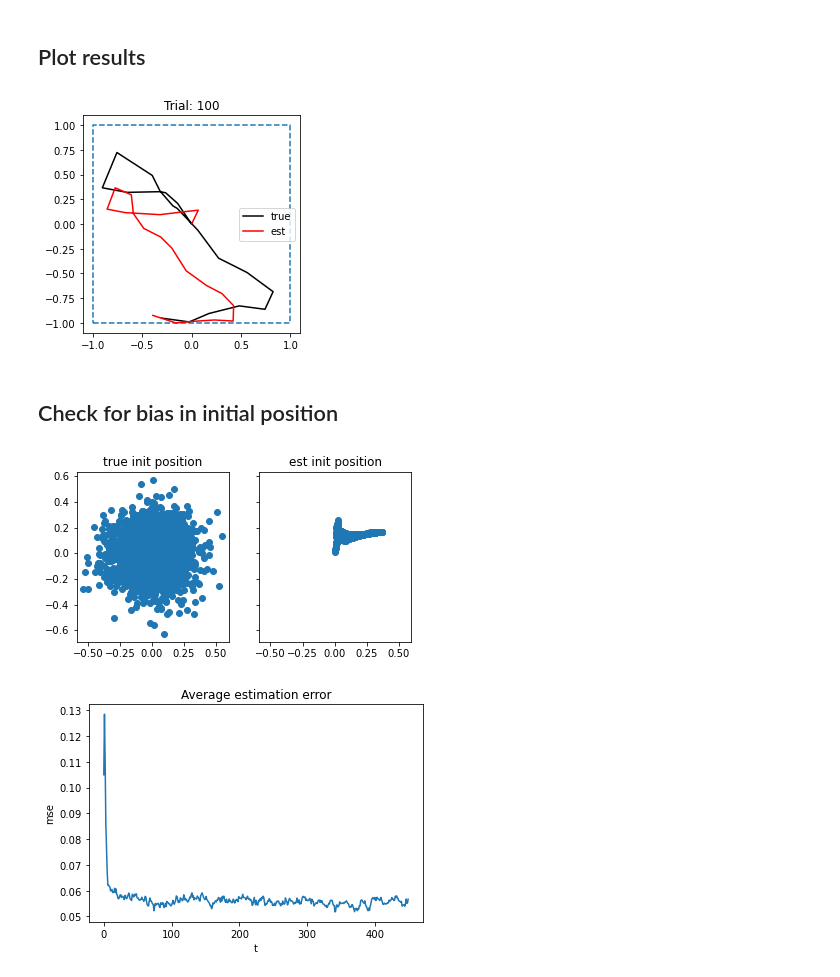
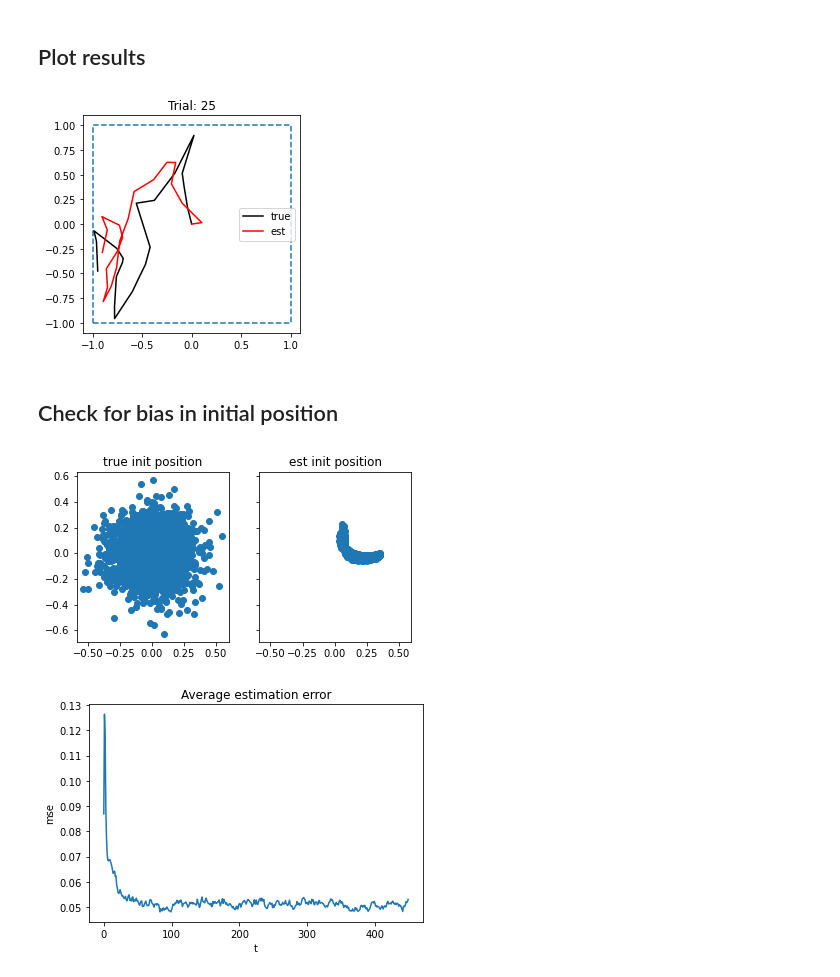
Before and after one commit to conormcgrory/rnn_spatial, a Jupyter notebook: examine_rnn_model.ipynb, the cells around one changed output. Drawn from its saved outputs; the diff is of its cells as text; code cells hidden in the pictures.

```diff
--- a/examine_rnn_model.ipynb
+++ b/examine_rnn_model.ipynb
@@ -10,7 +10,7 @@ import motion, path_rnn
 TEST_DATA_DIR = 'data/sim_2022_04_19_polar'
 
 # Path where model is saved
-MODEL_FPATH = 'models/test_2022_04_19_03.pt'
+MODEL_FPATH = 'models/test_2022_04_20_01.pt'
 
 # Number of units in RNN
 NUM_UNITS = 100
@@ -44,19 +44,21 @@ if sim_params['boundary_type'] == 'square':
 else:
     raise ValueError(f'Boundary not supported.')
 # %%
-trial_plt = 100
+trial_plt = 25
 t_start = 0
 t_stop = 20
 
 pos_plt = pos[trial_plt][t_start:t_stop]
 pos_est_plt = pos_est[trial_plt][t_start:t_stop]
 
 fig, ax = plt.subplots(1, 1)
 ax.set_aspect('equal')
 ax.set_title(f'Trial: {trial_plt}')
 motion.plot_position_estimate(boundary, pos_plt, pos_est_plt, ax)
+
+plt.savefig('test_model_04_20.png')
 # %% [output]
-[figure, old version]
+[figure, new version]
 # %% [markdown]
 ## Check for bias in initial position
 # %%
@@ -80,7 +82,7 @@ ax[1].set_aspect(1.0)
 
 plt.savefig('init_position_compare.png')
 # %% [output]
-[figure, old version]
+[figure, new version]
 # %%
 sq_err = np.sum((pos_est - pos) ** 2, axis=2)
 mse = np.mean(sq_err, axis=0)
@@ -91,7 +93,7 @@ plt.ylabel('mse')
 
 plt.savefig('avg_error.png')
 # %% [output]
-[figure, old version]
+[figure, new version]
 # %%
 dpos = np.diff(pos, axis=1, prepend=0)
 dpos_est = np.diff(pos_est, axis=1, prepend=0)
```
Also changed, not shown: parts of 3 cells of this notebook, 2 other files.
